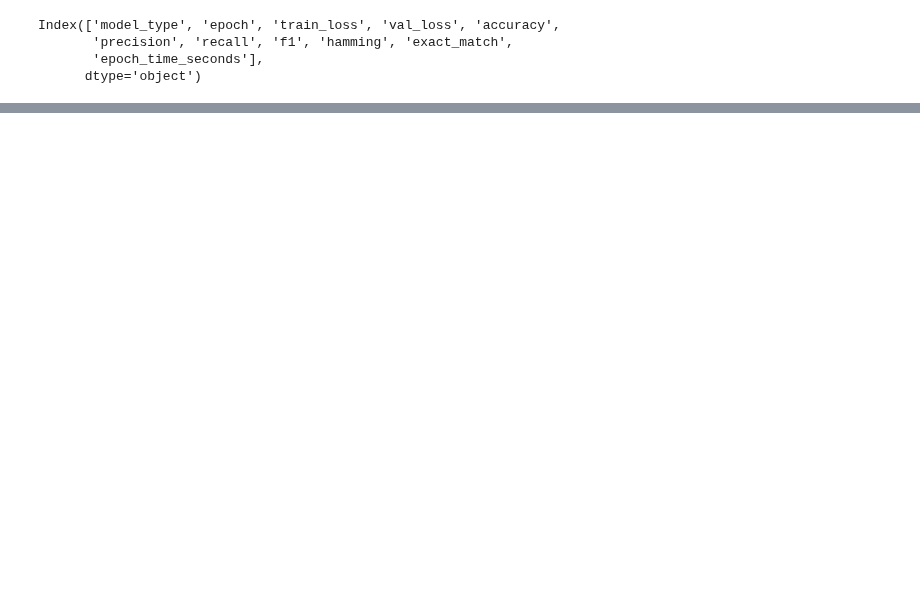
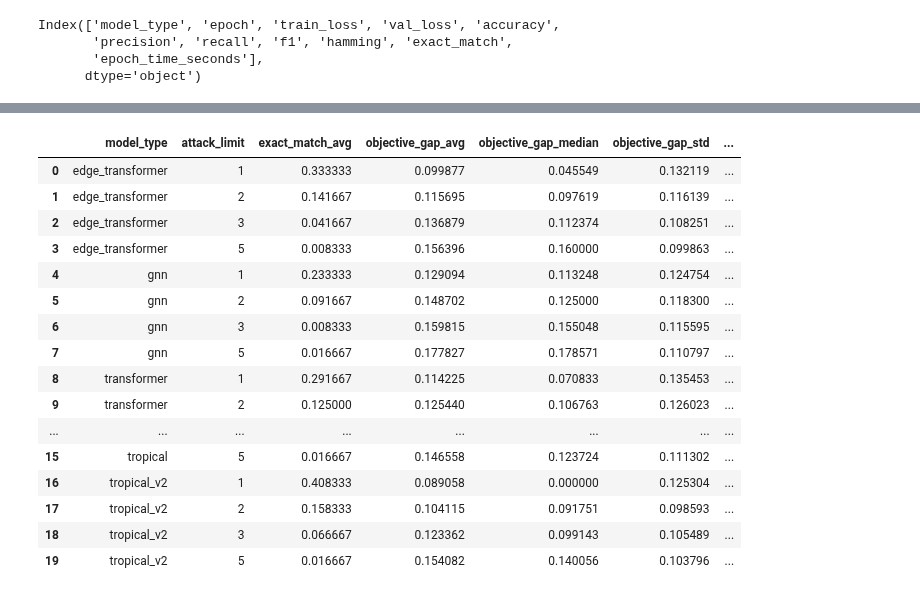
Before and after one commit to EmmaDAllen/ED-Allen-NPS-Thesis, a Jupyter notebook: results/Plotted Results.ipynb, the cells around one changed output, grey strips where cells are left out. Cells and saved outputs as stored; diff of their text form; code cells hidden in the pictures; blank space fills up the shorter version.

```diff
--- a/results/Plotted Results.ipynb
+++ b/results/Plotted Results.ipynb
@@ -255,0 +252,34 @@ df_all_eval
+# %%
+summary = (
+    df_all_eval.groupby(["model_type", "attack_limit"])
+      .agg(
+          exact_match_avg=("exact_match", "mean"),
+          objective_gap_avg=("objective_gap", "mean"),
+          objective_gap_median=("objective_gap", "median"),
+          objective_gap_std=("objective_gap", "std"),
+          hamming_distance_avg=("hamming_distance", "mean"),
+          inference_time_avg=("inference_time", "mean"),
+          mip_solve_time_avg=("mip_solve_time", "mean"),
+      )
+      .reset_index()
+)
+
+summary
+# %% [output]
+|  | model_type | attack_limit | exact_match_avg | objective_gap_avg | objective_gap_median | objective_gap_std | ... |
+| 0 | edge_transformer | 1 | 0.333333 | 0.099877 | 0.045549 | 0.132119 | ... |
+| 1 | edge_transformer | 2 | 0.141667 | 0.115695 | 0.097619 | 0.116139 | ... |
+| 2 | edge_transformer | 3 | 0.041667 | 0.136879 | 0.112374 | 0.108251 | ... |
+| 3 | edge_transformer | 5 | 0.008333 | 0.156396 | 0.160000 | 0.099863 | ... |
+| 4 | gnn | 1 | 0.233333 | 0.129094 | 0.113248 | 0.124754 | ... |
+| 5 | gnn | 2 | 0.091667 | 0.148702 | 0.125000 | 0.118300 | ... |
+| 6 | gnn | 3 | 0.008333 | 0.159815 | 0.155048 | 0.115595 | ... |
+| 7 | gnn | 5 | 0.016667 | 0.177827 | 0.178571 | 0.110797 | ... |
+| 8 | transformer | 1 | 0.291667 | 0.114225 | 0.070833 | 0.135453 | ... |
+| 9 | transformer | 2 | 0.125000 | 0.125440 | 0.106763 | 0.126023 | ... |
+| ... | ... | ... | ... | ... | ... | ... | ... |
+| 15 | tropical | 5 | 0.016667 | 0.146558 | 0.123724 | 0.111302 | ... |
+| 16 | tropical_v2 | 1 | 0.408333 | 0.089058 | 0.000000 | 0.125304 | ... |
+| 17 | tropical_v2 | 2 | 0.158333 | 0.104115 | 0.091751 | 0.098593 | ... |
+| 18 | tropical_v2 | 3 | 0.066667 | 0.123362 | 0.099143 | 0.105489 | ... |
+| 19 | tropical_v2 | 5 | 0.016667 | 0.154082 | 0.140056 | 0.103796 | ... |
```
Also changed, not shown: parts of 16 cells of this notebook, 4 other files.
